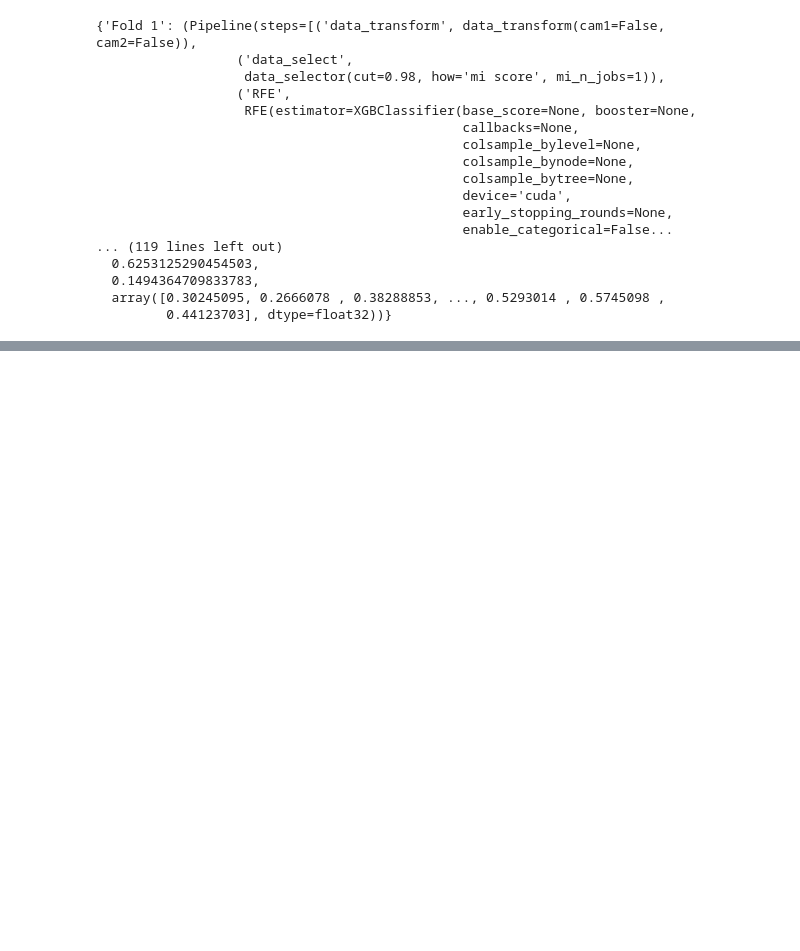
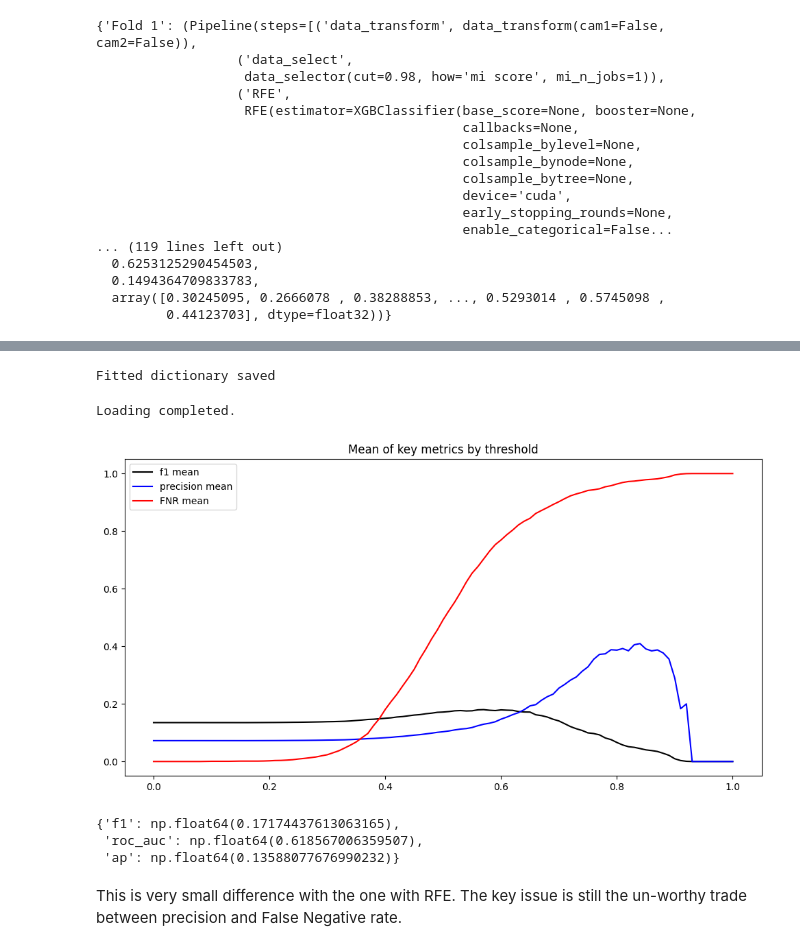
Before and after one commit to YCoeusZ/QclDQp5MOHN2Sk9K, a Jupyter notebook: note_books/xgboost.ipynb, the cells around one changed output, grey strips where cells are left out. Drawn from its saved outputs; the diff is of its cells as text; code cells hidden in the pictures; blank space fills up the shorter version.

```diff
--- a/note_books/xgboost.ipynb
+++ b/note_books/xgboost.ipynb
@@ -258,0 +386,2 @@ fitted_dict_per
+# %%
+model_eval_per_noRFE=training.model_eval(search_method="Random")
@@ -258,0 +390,8 @@ fitted_dict_per
+# %%
+model_eval_per_noRFE.save_dict(save_path="../data/fitted/xgboost/fitted_dict_per_noRFE_run1.pkl")
+# %% [output]
+Fitted dictionary saved
+# %%
+model_eval_per_noRFE.load_dict(load_path="../data/fitted/xgboost/fitted_dict_per_noRFE_run1.pkl")
+# %% [output]
+Loading completed.
@@ -258,0 +400,12 @@ fitted_dict_per
+# %%
+model_eval_per_noRFE.create_visual()
+# %% [output]
+[figure, added]
+# %%
+model_eval_per_noRFE.eval_metrics_
+# %% [output]
+{'f1': np.float64(0.17174437613063165),
+ 'roc_auc': np.float64(0.618567006359507),
+ 'ap': np.float64(0.13588077676990232)}
+# %% [markdown]
+This is very small difference with the one with RFE. The key issue is still the un-worthy trade between precision and False Negative rate.
```
Also changed, not shown: parts of 22 cells of this notebook, 6 other files.
